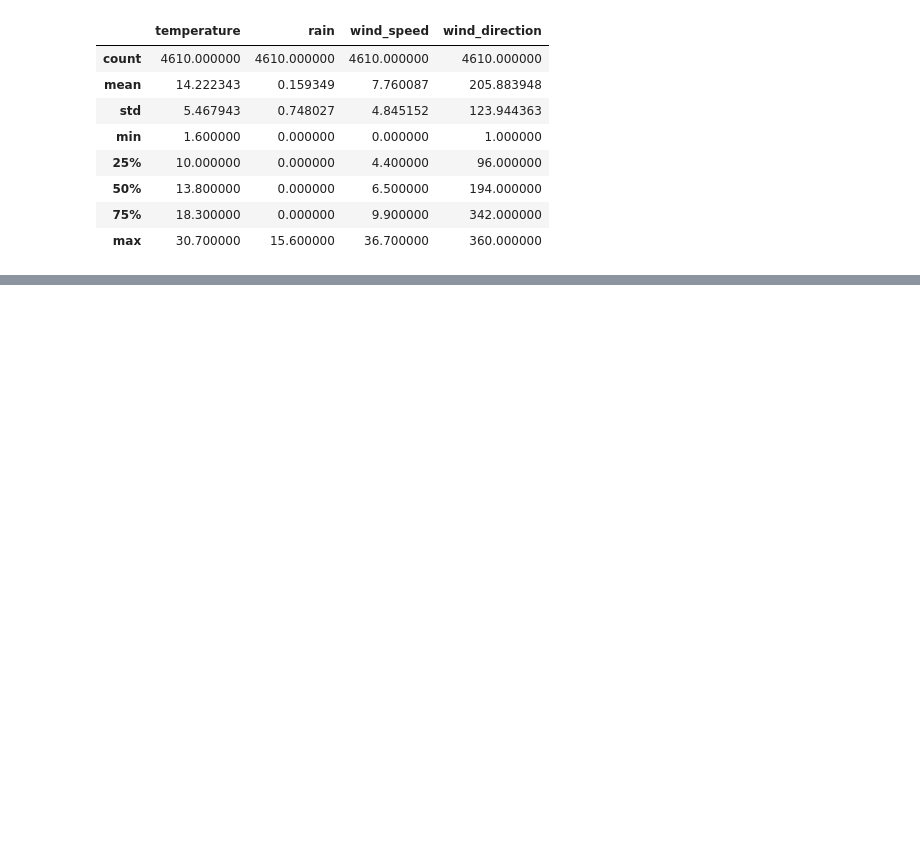
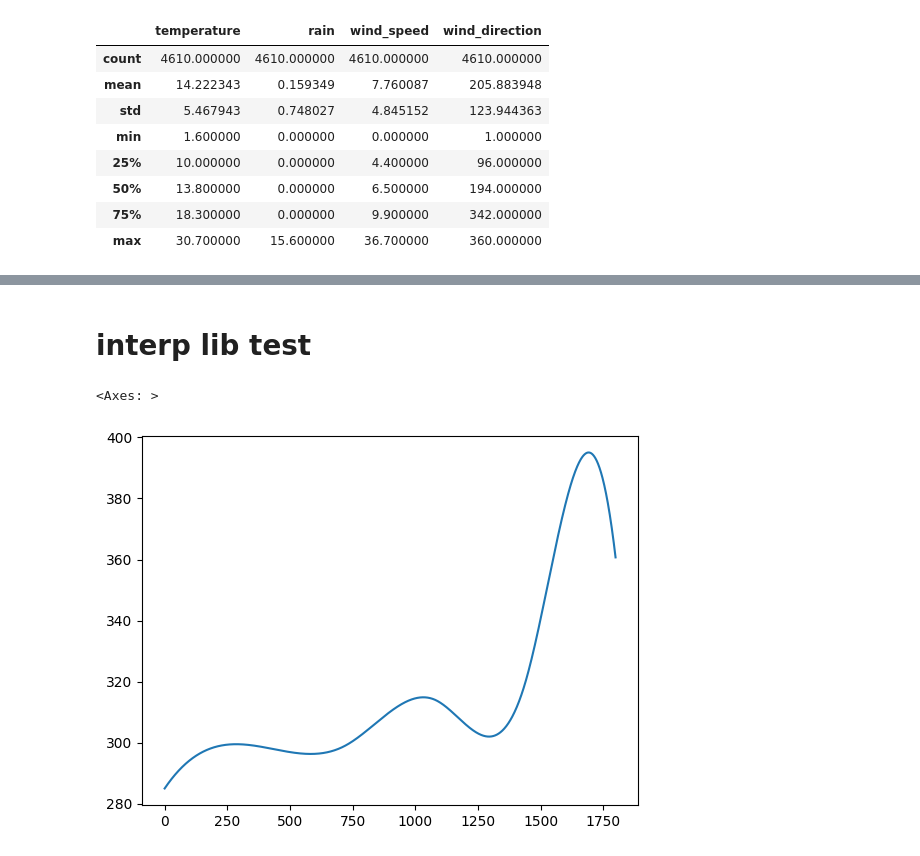
Before and after one commit to callmechristian/qnctrl, a Jupyter notebook: weatherdata_processing.ipynb, the cells around one changed output, grey strips where cells are left out. Cells and saved outputs as stored; diff of their text form; code cells hidden in the pictures; blank space fills up the shorter version.

```diff
--- a/weatherdata_processing.ipynb
+++ b/weatherdata_processing.ipynb
@@ -93,0 +137,9 @@ plt.show()
+# %% [markdown]
+# interp lib test
+# %%
+data = load_historical_weather_data('data/open-meteo-wind-temp-rain.csv', interpolate=True, interpolation_values=360)
+
+data['wind_direction'][:1800].plot()
+# %% [output]
+<Axes: >
+[figure, added]
```
Also changed, not shown: parts of 4 cells of this notebook, 50 other files.
